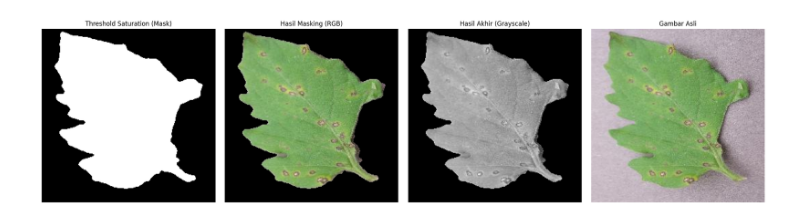
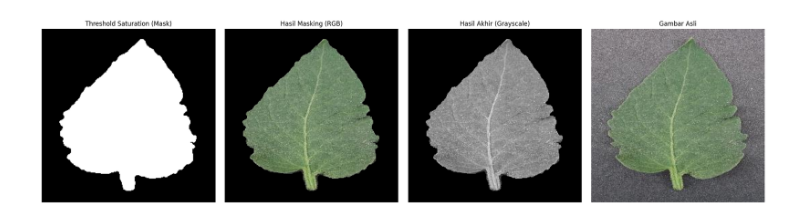
Before and after one commit to nadinmufidaaa/PCD-LETSGOWW, a Jupyter notebook: removebg tanpa penyakit.ipynb, the cells around one changed output. Cells and saved outputs as stored; diff of their text form; code cells hidden in the pictures.

```diff
--- a/removebg tanpa penyakit.ipynb
+++ b/removebg tanpa penyakit.ipynb
@@ -107,24 +107,24 @@ def filter(img, size, mode):
 
     return canvas
 # %%
-daun_bgr = cv.imread('archive/tomato/septoria.JPG')
+daun_bgr = cv.imread('archive/tomato/healty.JPG')
 daun_rgb = cv.cvtColor(daun_bgr, cv.COLOR_BGR2RGB)
 
-# === 1. KONVERSI KE HSV UNTUK MENGAMBIL CHANNEL SATURATION ===
+# 1. KONVERSI KE HSV UNTUK MENGAMBIL CHANNEL SATURATION
 daun_hsv = cv.cvtColor(daun_bgr, cv.COLOR_BGR2HSV)
 
 tinggi, lebar = daun_rgb.shape[:2]
 mask_fg = np.zeros((tinggi, lebar), dtype=np.uint8)
 
-# === 2. THRESHOLD CHANNEL WARNA (SATURATION) ===
+# 2. THRESHOLD CHANNEL WARNA (SATURATION)
 for i in range(tinggi):
     for j in range(lebar):
         # Ambil nilai Saturation (Indeks ke-1 dari HSV)
         sat = daun_hsv[i, j, 1]
 
-        # LOGIKA BARU: Jika warna pekat (Daun & Penyakit), jadikan Putih.
+        # Jika warna pekat (Daun & Penyakit), jadikan Putih.
         # Jika pudar (Background Abu-abu), jadikan Hitam.
-        # Angka 35 adalah batas sensitivitas. Jika kurang rapi, bisa dinaik/turunkan sedikit (misal 30 atau 40).
+        # Angka 35 adalah batas sensitivitas.
         if sat > 35:
             mask_fg[i, j] = 255
         else:
@@ -134,7 +134,7 @@ mask_fg_clean = filter(mask_fg, 5, 'median')
 
 daun_removed = np.zeros((tinggi, lebar, 3), dtype=np.uint8)
 
-# === 4. MASKING KE GAMBAR RGB ===
+# 3. MASKING KE GAMBAR RGB
 for i in range(tinggi):
     for j in range(lebar):
         if mask_fg_clean[i, j] == 255:
@@ -146,33 +146,31 @@ for i in range(tinggi):
             daun_removed[i, j, 1] = 0
             daun_removed[i, j, 2] = 0
 
-# === 5. KONVERSI AKHIR KE GRAYSCALE ===
 daun_akhir_gray = cv.cvtColor(daun_removed, cv.COLOR_RGB2GRAY)
 
-# === VISUALISASI ===
 plt.figure(figsize=(20, 5))
 
 plt.subplot(1, 4, 1)
 plt.imshow(mask_fg_clean, cmap='gray')
 plt.title('Threshold Saturation (Mask)')
 plt.axis('off')
 
 plt.subplot(1, 4, 2)
 plt.imshow(daun_removed)
 plt.title('Hasil Masking (RGB)')
 plt.axis('off')
 
 plt.subplot(1, 4, 3)
 plt.imshow(daun_akhir_gray, cmap='gray')
 plt.title('Hasil Akhir (Grayscale)')
 plt.axis('off')
 
 plt.subplot(1, 4, 4)
 plt.imshow(daun_rgb)
 plt.title('Gambar Asli')
 plt.axis('off')
 
 plt.tight_layout()
 plt.show()
 # %% [output]
-[figure, old version]
+[figure, new version]
```
Also changed, not shown: 1 other file.
